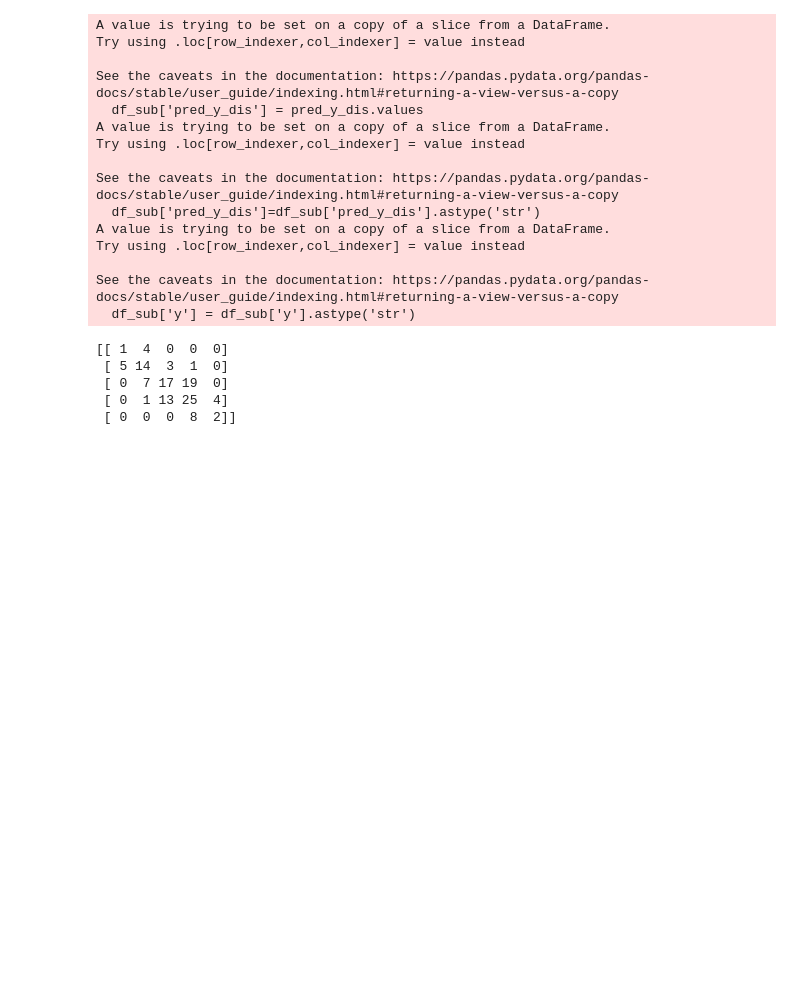
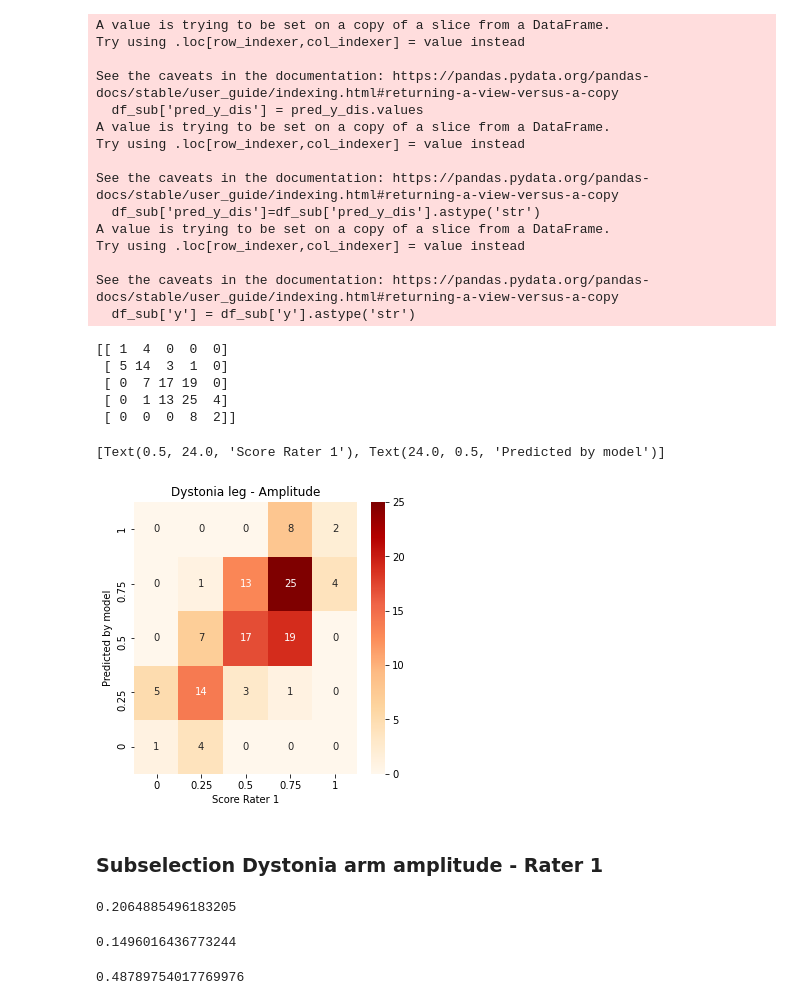
Before and after one commit to RehabAUmc/modys-video, a Jupyter notebook: notebooks/experiment-2-results-visualisation.ipynb, the cells around one changed output. Drawn from its saved outputs; the diff is of its cells as text; code cells hidden in the pictures; blank space fills up the shorter version.

```diff
--- a/notebooks/experiment-2-results-visualisation.ipynb
+++ b/notebooks/experiment-2-results-visualisation.ipynb
@@ -307,3 +141,16 @@ print(cf_matrix)
  [ 0  7 17 19  0]
  [ 0  1 13 25  4]
  [ 0  0  0  8  2]]
+# %%
+g=sns.heatmap(cf_matrix, annot=True, cmap='OrRd')
+plt.title("Dystonia leg - Amplitude")
+plt.gca().invert_yaxis()
+labels=["0", "0.25","0.5","0.75","1"]
+g.set_xticklabels(labels)
+g.set_yticklabels(labels)
+g.set(xlabel='Score Rater 1', ylabel='Predicted by model')
+# %% [output]
+[Text(0.5, 24.0, 'Score Rater 1'), Text(24.0, 0.5, 'Predicted by model')]
+[figure, added]
+# %% [markdown]
+### Subselection Dystonia arm amplitude - Rater 1
@@ -309,0 +161,15 @@ print(cf_matrix)
+# %%
+# Mean Absolute Error (MAE)
+df_sub.apply(lambda x: abs(x['y'] - x['pred_y']) , axis=1).mean()
+# %% [output]
+0.2064885496183205
+# %%
+# Standard deviation MAE
+df_sub.apply(lambda x: abs(x['y'] - x['pred_y']) , axis=1).std()
+# %% [output]
+0.1496016436773244
+# %%
+# Correlation y and y-predict
+df_sub['y'].corr(df_sub['pred_y'])
+# %% [output]
+0.48789754017769976
```
Also changed, not shown: parts of 58 cells of this notebook.
